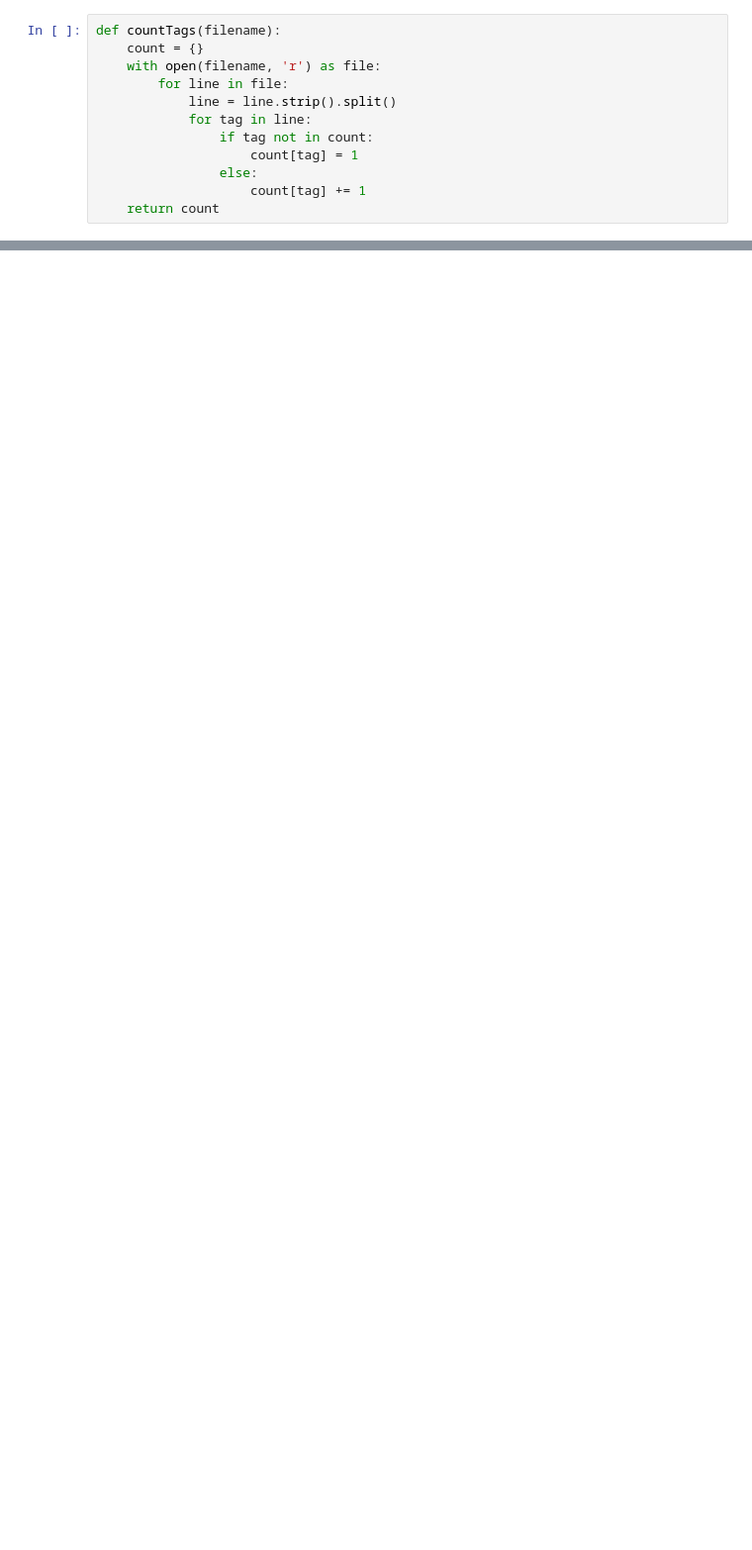
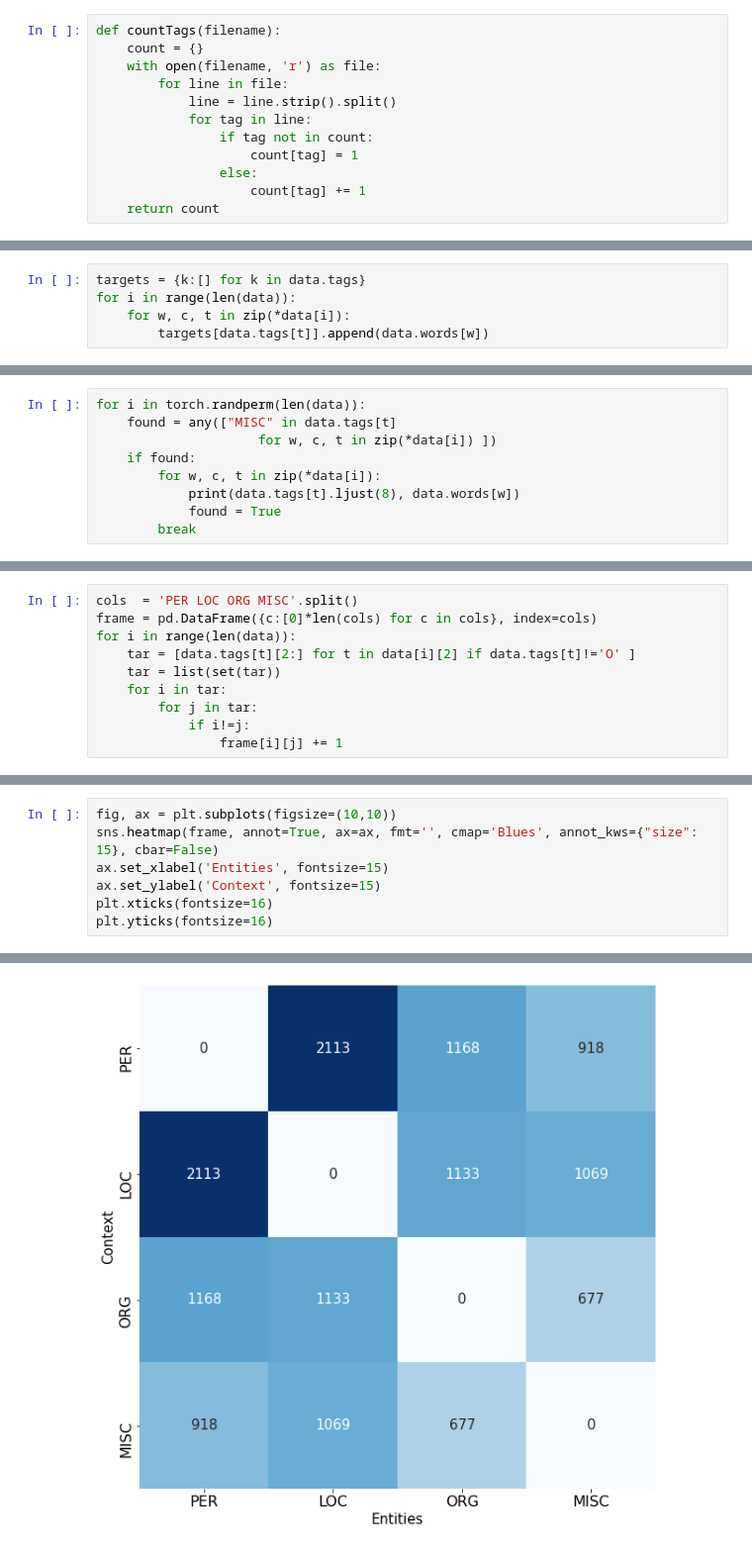
Before and after one commit to deepakhr1999/NER, a Jupyter notebook: plots.ipynb, the cells around one changed output, grey strips where cells are left out. Shown at 99% size. Drawn from its saved outputs; the diff is of its cells as text; blank space fills up the shorter version.

```diff
--- a/plots.ipynb
+++ b/plots.ipynb
@@ -49,0 +88,5 @@ Text(0, 0.5, 'frequencies')
+# %%
+targets = {k:[] for k in data.tags}
+for i in range(len(data)):
+    for w, c, t in zip(*data[i]):
+        targets[data.tags[t]].append(data.words[w])
@@ -49,0 +117,9 @@ Text(0, 0.5, 'frequencies')
+# %%
+for i in torch.randperm(len(data)):
+    found = any(["MISC" in data.tags[t]
+                     for w, c, t in zip(*data[i]) ])
+    if found:
+        for w, c, t in zip(*data[i]):
+            print(data.tags[t].ljust(8), data.words[w])
+            found = True
+        break
@@ -49,0 +138,10 @@ Text(0, 0.5, 'frequencies')
+# %%
+cols  = 'PER LOC ORG MISC'.split()
+frame = pd.DataFrame({c:[0]*len(cols) for c in cols}, index=cols)
+for i in range(len(data)):
+    tar = [data.tags[t][2:] for t in data[i][2] if data.tags[t]!='O' ]
+    tar = list(set(tar))
+    for i in tar:
+        for j in tar:
+            if i!=j:
+                frame[i][j] += 1
@@ -49,0 +156,8 @@ Text(0, 0.5, 'frequencies')
+# %%
+fig, ax = plt.subplots(figsize=(10,10))
+sns.heatmap(frame, annot=True, ax=ax, fmt='', cmap='Blues', annot_kws={"size": 15}, cbar=False)
+ax.set_xlabel('Entities', fontsize=15)
+ax.set_ylabel('Context', fontsize=15)
+plt.xticks(fontsize=16)
+plt.yticks(fontsize=16)
+# %% [output]
@@ -49,0 +165 @@ Text(0, 0.5, 'frequencies')
+[figure, added]
```
Also changed, not shown: parts of 13 cells of this notebook.
